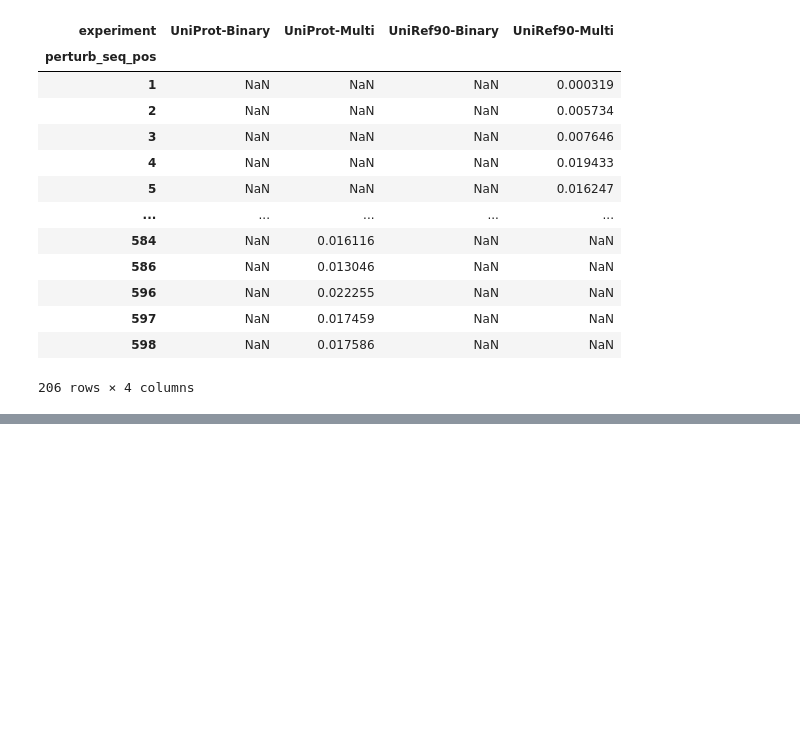
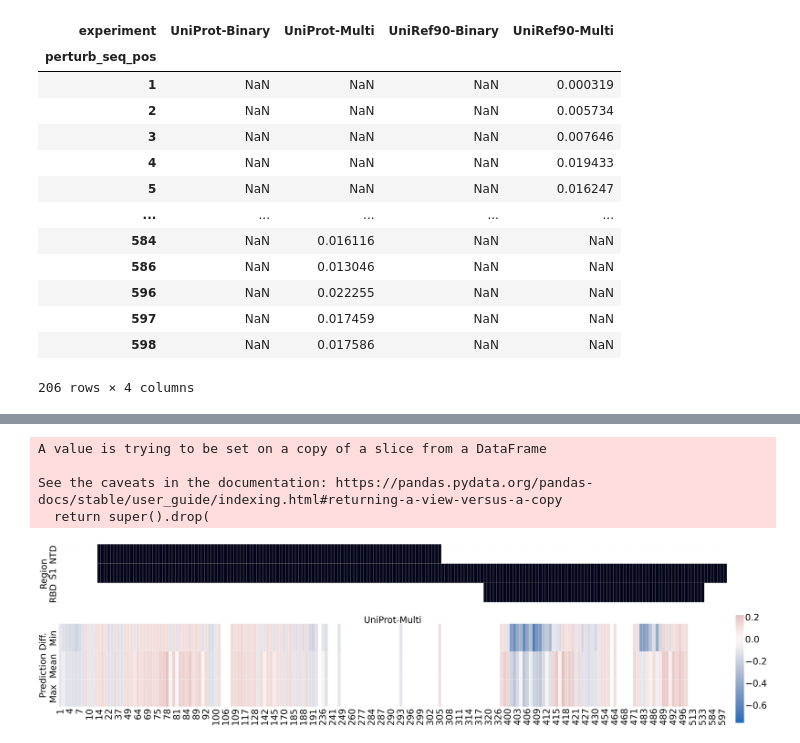
Before and after one commit to NSF-COMPASS-Center/HAVEN, a Jupyter notebook: src/jupyter_notebooks/perturbation/sars-cov-2/sarscov2-aligned-perturbation-analysis.ipynb, the cells around one changed output, grey strips where cells are left out. Saved outputs shown, nothing was run; the diff lists cells and outputs as text; code cells hidden in the pictures; blank space fills up the shorter version.

```diff
--- a/src/jupyter_notebooks/perturbation/sars-cov-2/sarscov2-aligned-perturbation-analysis.ipynb
+++ b/src/jupyter_notebooks/perturbation/sars-cov-2/sarscov2-aligned-perturbation-analysis.ipynb
@@ -201,0 +262,54 @@ plt.show()
+# %%
+output_file_path = os.path.join(os.getcwd(), "..", "..", "..", "..", "output/visualization/prelim_exam/sarscov2_s_uniref90_multi_aligned_perturbation_analysis_horizontal.pdf")
+cmap = sns.color_palette("vlag", as_cmap=True)
+plt.rcParams['xtick.labelsize'] = 60
+plt.rcParams['ytick.labelsize'] = 60
+plt.rcParams.update({'font.size': 60})
+fig, ax =plt.subplots(2,1,figsize=(80, 20), sharex=True, gridspec_kw={'height_ratios': [.7, 1, ]})
+
+cbar_ax = fig.add_axes([.91, .05, .01, .5])
+
+sns.heatmap(df_3.T, ax=ax[0], vmin=0, vmax=1, cmap=sns.cm.rocket_r, cbar=False, linewidth=1)
+ax[0].set_ylabel("Region", fontsize=60)
+ax[0].set_xlabel("", fontsize=60)
+ax[0].xaxis.tick_top()
+ax[0].xaxis.set_label_position("top")
+
+df_val = df_2[df_2["experiment"] == "UniRef90-Multi"]
+df_val.drop(columns=["experiment"], inplace=True)
+df_val = df_val.T
+df_val = df_val.reindex(columns=positions)
+sns.heatmap(df_val, linewidth=1, ax=ax[1], cmap="vlag", center=0, vmin=vmin, vmax=vmax,
+           cbar=True,
+           cbar_ax=cbar_ax)
+
+ax[1].set_ylabel("Prediction Diff.")
+ax[1].set_xlabel(val, fontsize=60)
+ax[1].xaxis.set_label_position("bottom")
+
+# sns.heatmap(df_2_all.T, linewidth=.5, ax=ax[5], cmap="vlag", center=0)
+# ax[5].set_ylabel("Prediction Diff.")
+# ax[5].set_xlabel("All Models")
+# ax[5].xaxis.set_label_position("top")
+
+
+# sns.heatmap(df_1_pivot.T, linewidth=.5, ax=ax[5], cmap="rocket_r")
+# ax[5].set_ylabel("", fontsize=32)
+# ax[5].set_xlabel("")
+
+# sns.heatmap(df_2_pivot_max, linewidth=.5, ax=ax[2])
+#ax[2].set_xlabel("Prediction Diff", 12)
+#ax[2].set_ylabel("")
+
+#ax[1].legend(loc='right', bbox_to_anchor=(1.0, 1.05))
+#fig.tight_layout(pad=5.0)
+plt.subplots_adjust(hspace=.3)
+#ax[0].legend(bbox_to_anchor=(1.05, 1), loc='upper left', fontsize="10")
+plt.savefig(output_file_path)
+plt.show()
+# %% [output]
+A value is trying to be set on a copy of a slice from a DataFrame
+
+See the caveats in the documentation: https://pandas.pydata.org/pandas-docs/stable/user_guide/indexing.html#returning-a-view-versus-a-copy
+  return super().drop(
+[figure, added]
```
Also changed, not shown: parts of 10 cells of this notebook, 2 other files.
